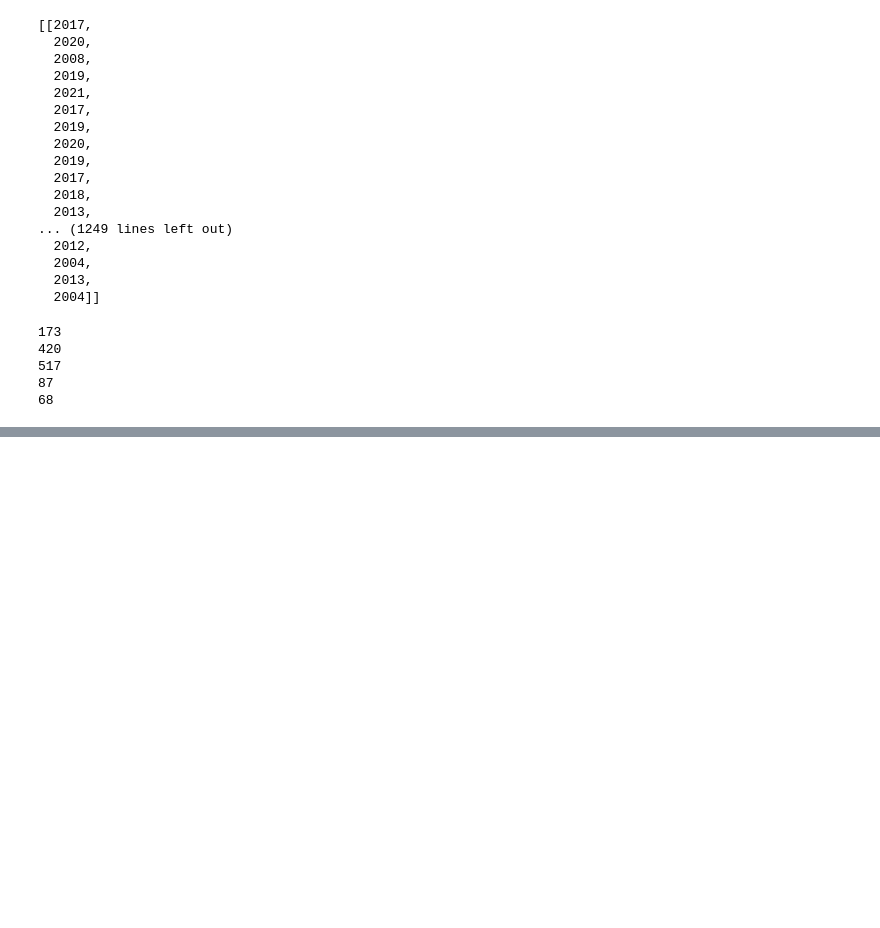
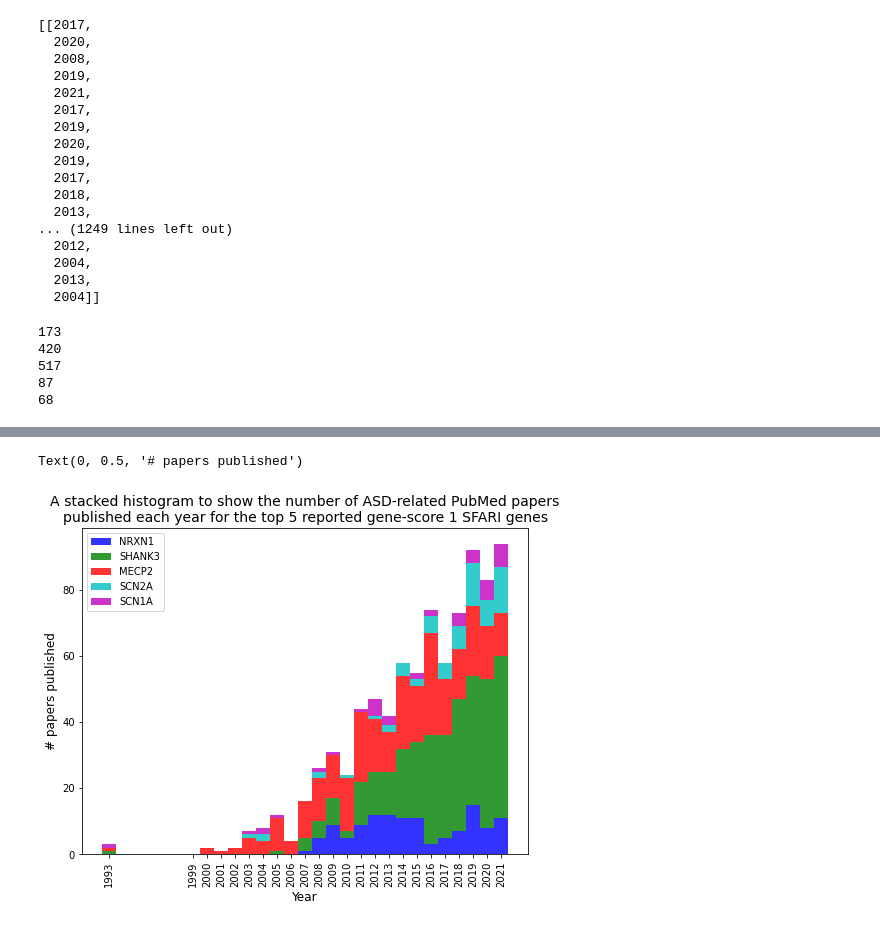
Before and after one commit to hwixley/BI-Coursework2, a Jupyter notebook: code/part1.ipynb, the cells around one changed output, grey strips where cells are left out. Cells and saved outputs as stored; diff of their text form; code cells hidden in the pictures; blank space fills up the shorter version.

```diff
--- a/code/part1.ipynb
+++ b/code/part1.ipynb
@@ -311,9 +265,0 @@ for g in tqdm(gene_symbols):
-# %%
-for i, el in enumerate(all_dates):
-    all_dates[i] = list(map(int, el))
-    #print(len(el))
-
-    if len(el) == 1000:
-        print(gene_symbols[i])
-
-    #print()
@@ -352,0 +283,18 @@ Text(0, 0.5, '# papers published')
+# %%
+Entrez.email = "s1803764@ed.ac.uk"
+all_dates = []
+
+for g in tqdm(genes):
+    handle = Entrez.esearch(db="pubmed",retmax=1000, term=f"({g}) AND ((autism spectrum disorder) OR ((ASD) AND (autism)))")
+    record = Entrez.read(handle)
+    ids = record["IdList"]
+    #print(g)
+
+    dates = []
+    for i in tqdm(ids):
+        handle2 = Entrez.esummary(db="pubmed", retmax=1000, id=i)
+        meta_data = Entrez.read(handle2)[0]
+        #print(meta_data["PubDate"])
+        dates.append(meta_data["PubDate"][0:4])
+
+    all_dates.append(dates)
@@ -352,0 +343,15 @@ Text(0, 0.5, '# papers published')
+# %%
+n_bins = years.size
+#fcs = [(1,0,0,0.5), (0,1,0,0.5), (0,0,1,0.5), (0.5,0.5,0,0.5), (0.5,0,0.5,0.5)]
+
+fig = plt.figure(figsize=(8,6))
+plt.hist(all_dates, range(1993,2023), density=0, histtype="bar", stacked=True, color=colours, alpha=0.8, label=genes)
+plt.legend()
+plt.xticks(years+0.5, years, rotation=90)
+plt.title("A stacked histogram to show the number of ASD-related PubMed papers\npublished each year for the top 5 reported gene-score 1 SFARI genes", fontsize=14)
+plt.xlabel("Year", fontsize=12)
+plt.ylabel("# papers published", fontsize=12)
+#fig.savefig(f'{os.getcwd()}/results/task1-5-stacked.pdf', dpi=fig.dpi)
+# %% [output]
+Text(0, 0.5, '# papers published')
+[figure, added]
```
Also changed, not shown: parts of 17 cells of this notebook, 2 other files.
